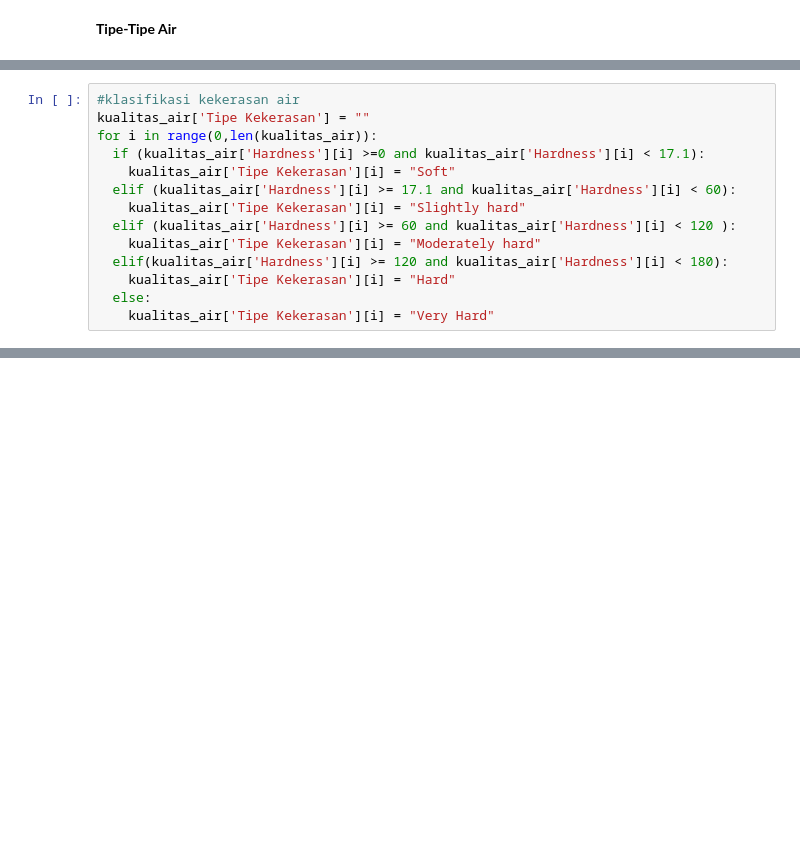
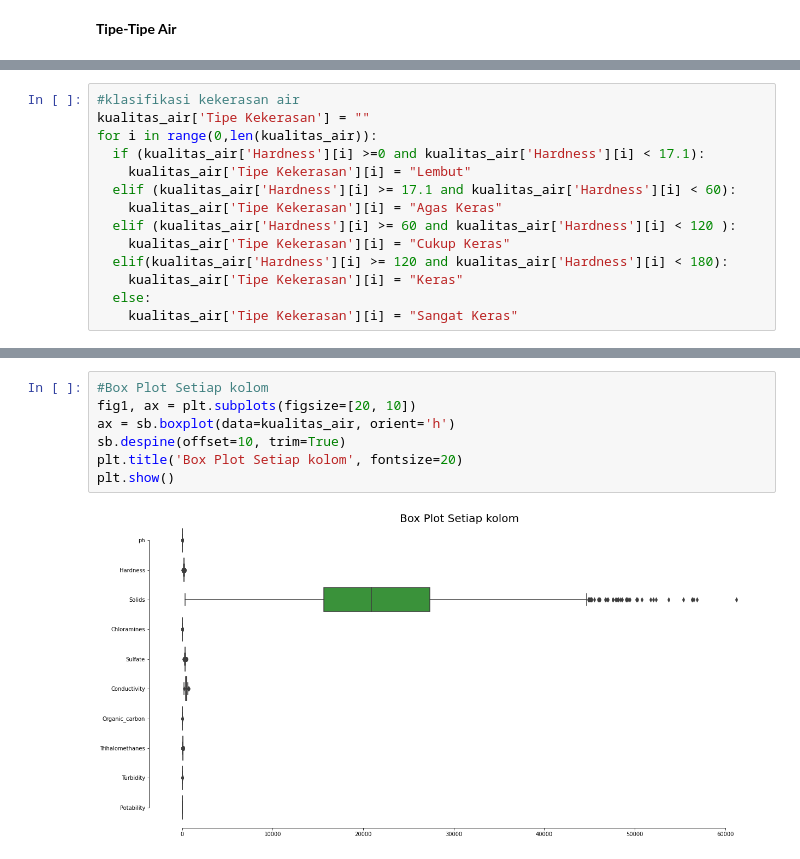
Before and after one commit to MuhamdIlyas/capstone, a Jupyter notebook: MachineLearning/Capstone.ipynb, the cells around one changed output, grey strips where cells are left out. Cells and saved outputs as stored; diff of their text form; blank space fills up the shorter version.

```diff
--- a/MachineLearning/Capstone.ipynb
+++ b/MachineLearning/Capstone.ipynb
@@ -254,15 +271,15 @@ Pengklasifikasi mg/l atau ppm Lembut 0 - 17.1 Agak keras 17,1 - 60 Cukup keras 6
 kualitas_air['Tipe Kekerasan'] = ""
 for i in range(0,len(kualitas_air)):
   if (kualitas_air['Hardness'][i] >=0 and kualitas_air['Hardness'][i] < 17.1):
-    kualitas_air['Tipe Kekerasan'][i] = "Soft"
+    kualitas_air['Tipe Kekerasan'][i] = "Lembut"
   elif (kualitas_air['Hardness'][i] >= 17.1 and kualitas_air['Hardness'][i] < 60):
-    kualitas_air['Tipe Kekerasan'][i] = "Slightly hard"
+    kualitas_air['Tipe Kekerasan'][i] = "Agas Keras"
   elif (kualitas_air['Hardness'][i] >= 60 and kualitas_air['Hardness'][i] < 120 ):
-    kualitas_air['Tipe Kekerasan'][i] = "Moderately hard"
+    kualitas_air['Tipe Kekerasan'][i] = "Cukup Keras"
   elif(kualitas_air['Hardness'][i] >= 120 and kualitas_air['Hardness'][i] < 180):
-    kualitas_air['Tipe Kekerasan'][i] = "Hard"
+    kualitas_air['Tipe Kekerasan'][i] = "Keras"
   else:
-    kualitas_air['Tipe Kekerasan'][i] = "Very Hard"
+    kualitas_air['Tipe Kekerasan'][i] = "Sangat Keras"
 # %% [output]
 A value is trying to be set on a copy of a slice from a DataFrame
 
@@ -282,0 +328,9 @@ See the caveats in the documentation: https://pandas.pydata.org/pandas-docs/stab
+# %%
+#Box Plot Setiap kolom
+fig1, ax = plt.subplots(figsize=[20, 10])
+ax = sb.boxplot(data=kualitas_air, orient='h')
+sb.despine(offset=10, trim=True)
+plt.title('Box Plot Setiap kolom', fontsize=20)
+plt.show()
+# %% [output]
+[figure, added]
```
Also changed, not shown: parts of 17 cells of this notebook.
